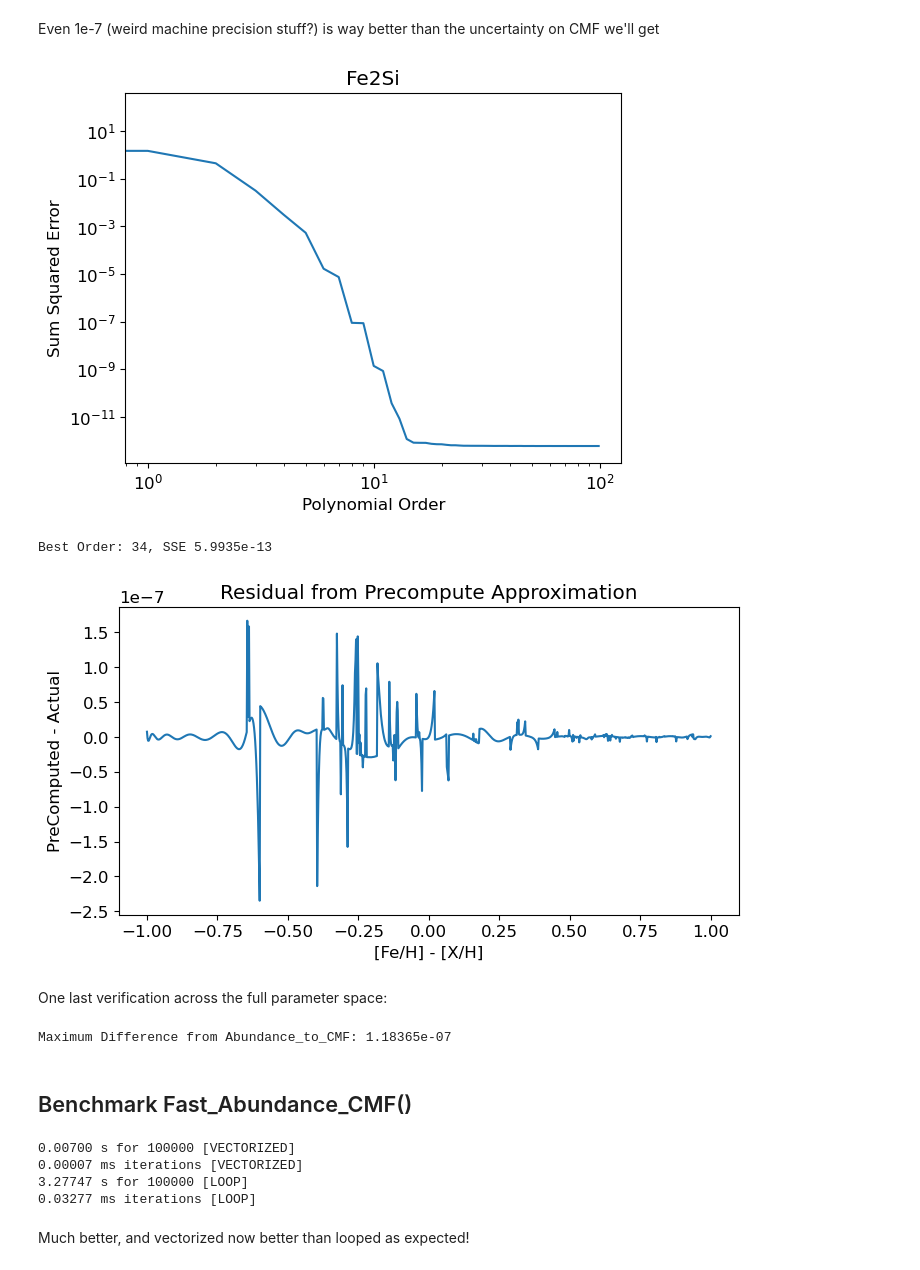
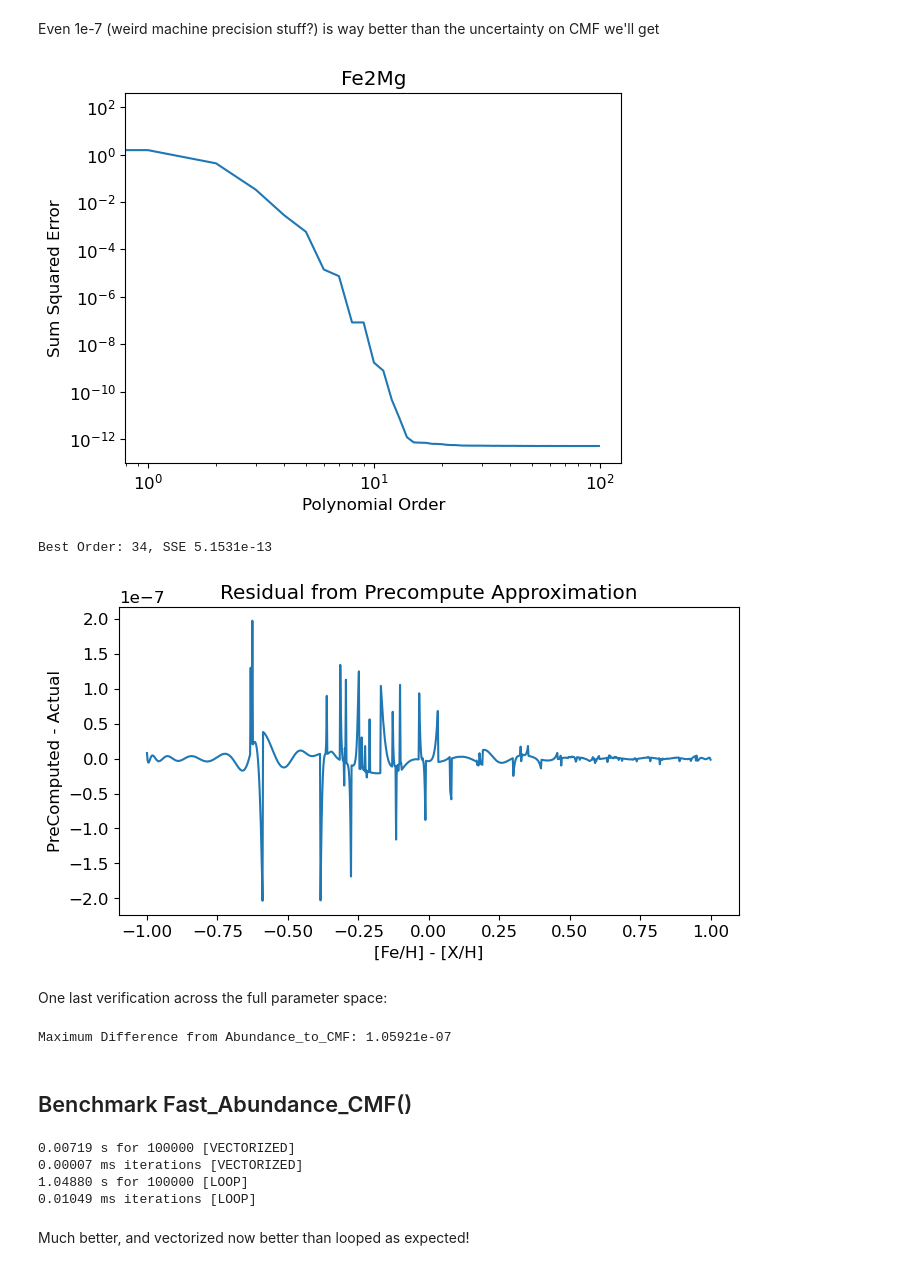
Before and after one commit to KieronBrandt/CMF-Paper, a Jupyter notebook: benchmark.ipynb, the cells around one changed output. Cells and saved outputs as stored; diff of their text form; code cells hidden in the pictures.

```diff
--- a/benchmark.ipynb
+++ b/benchmark.ipynb
@@ -78,7 +78,7 @@ Verdict: Not terrible, weird that looping is better. For 10 million this would t
 
 NOTE: Abundance_to_CMF actually only depends on the difference between [Fe/H] and [X/H] (since logarithms), so it is really a 1D function!
 # %%
-METHOD="Fe2Si"
+METHOD="Fe2Mg"
 
 fespace = np.linspace(-0.5, 0.5, num=201)
 xspace = np.linspace(-0.5, 0.5, num=201)
@@ -148,32 +148,32 @@ plt.xlabel("Polynomial Order")
 plt.ylabel("Sum Squared Error")
 plt.show()
 # %% [output]
-[figure, old version]
+[figure, new version]
 # %%
 best = 0
 
 for i in range(len(sse)-1):
     if sse[i] < sse[i+1]:
         best = i
         print("Best Order: {}, SSE {:.4e}".format(i, sse[i]))
         break
 
-np.savetxt("{}_coeffs.txt".format(METHOD), coeffs[best])
+np.savetxt("params/{}_coeffs.txt".format(METHOD), coeffs[best])
 
 A = np.zeros([len(computed), best+1])
 
 for i in range(len(A[0])):
     A[:, i] = diffspace**i
 
 plt.figure(figsize=(8,4))
 plt.title("Residual from Precompute Approximation")
 plt.plot(diffspace, A@coeffs[best] - computed)
 plt.xlabel("[Fe/H] - [X/H]")
 plt.ylabel("PreComputed - Actual")
 plt.show()
 # %% [output]
-Best Order: 34, SSE 5.9935e-13
+Best Order: 34, SSE 5.1531e-13
-[figure, old version]
+[figure, new version]
 # %% [markdown]
 One last verification across the full parameter space:
 # %%
@@ -188,7 +188,7 @@ for fe in fespace:
 
 print("Maximum Difference from Abundance_to_CMF: {:.5e}".format(max(diffss)))
 # %% [output]
-Maximum Difference from Abundance_to_CMF: 1.18365e-07
+Maximum Difference from Abundance_to_CMF: 1.05921e-07
 # %% [markdown]
 ## Benchmark Fast_Abundance_CMF()
 # %%
@@ -212,9 +212,9 @@ runtime = time.time() - start
 print("{:.5f} s for {} [LOOP]".format(runtime, NUM))
 print("{:.5f} ms iterations [LOOP]".format(1e3 * runtime/NUM))
 # %% [output]
-0.00700 s for 100000 [VECTORIZED]
+0.00719 s for 100000 [VECTORIZED]
 0.00007 ms iterations [VECTORIZED]
-3.27747 s for 100000 [LOOP]
-0.03277 ms iterations [LOOP]
+1.04880 s for 100000 [LOOP]
+0.01049 ms iterations [LOOP]
 # %% [markdown]
 Much better, and vectorized now better than looped as expected!
```
Also changed, not shown: parts of 3 cells of this notebook, 9 other files.
